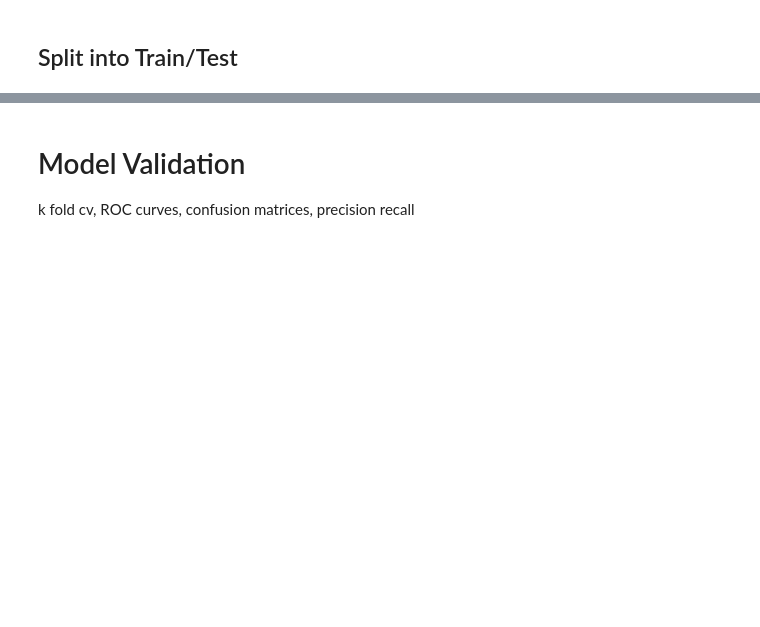
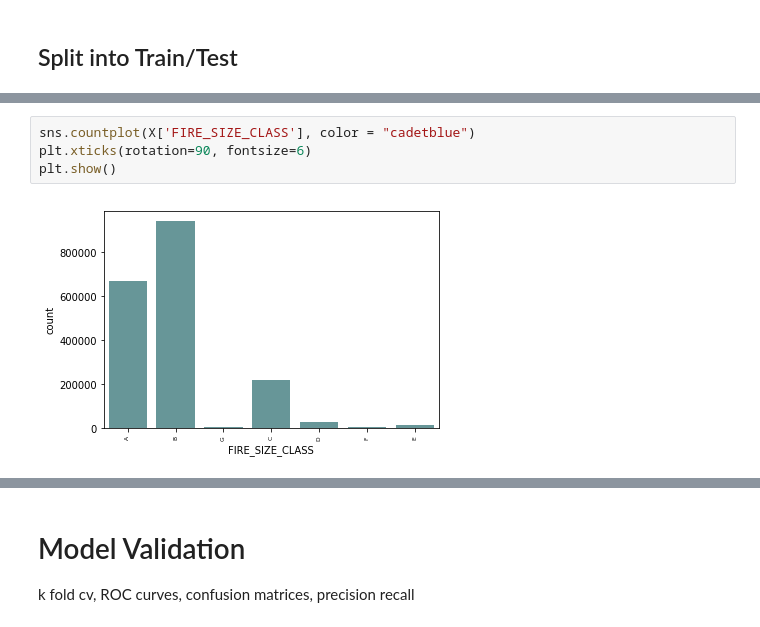
Before and after one commit to smaillie/Spring2018, a Jupyter notebook: Wildfire Analysis.ipynb, the cells around one changed output, grey strips where cells are left out. Cells and saved outputs as stored; diff of their text form; blank space fills up the shorter version.

```diff
--- a/Wildfire Analysis.ipynb
+++ b/Wildfire Analysis.ipynb
@@ -34,0 +165,6 @@ db = sql.connect("FPA_FOD_20170508.sqlite")
+# %%
+sns.countplot(X['FIRE_SIZE_CLASS'], color = "cadetblue")
+plt.xticks(rotation=90, fontsize=6)
+plt.show()
+# %% [output]
+[figure, added]
```
Also changed, not shown: parts of 42 cells of this notebook.
